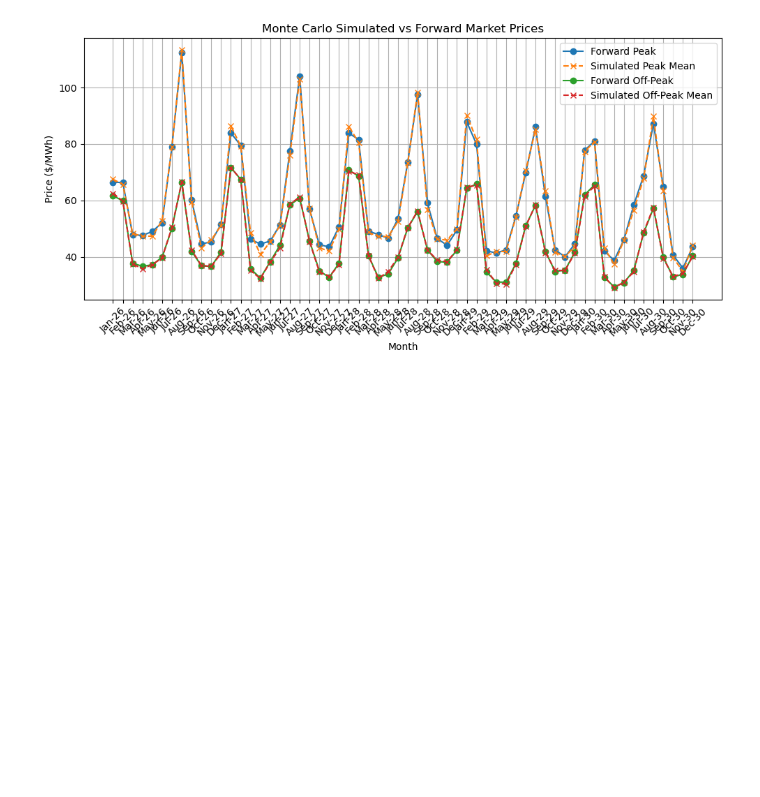
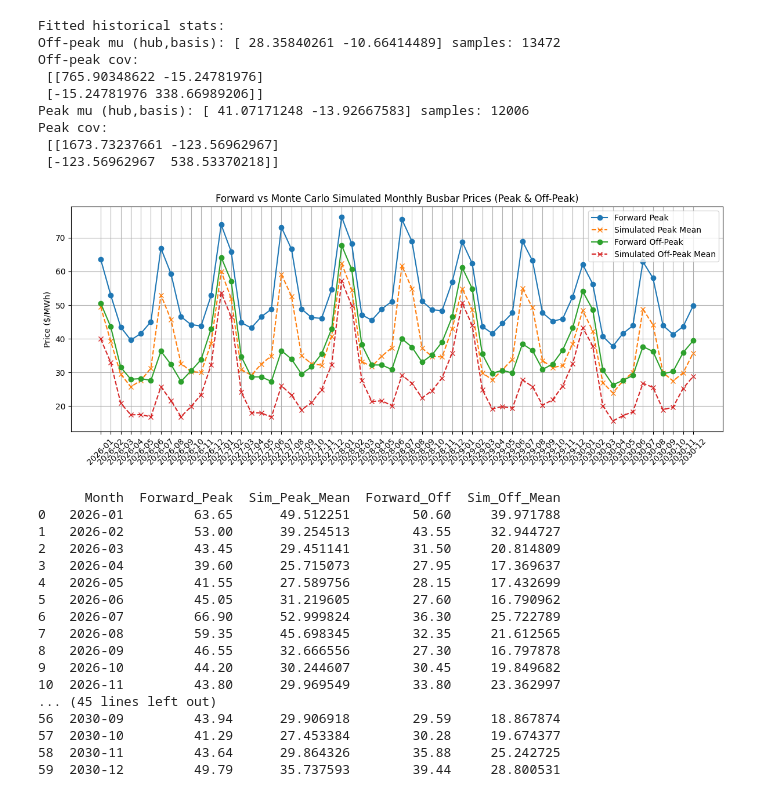
Before and after one commit to anupbhowmik/avangrid-runtime-error, a Jupyter notebook: notebooks/Monte Carlo.ipynb, the cells around one changed output. Cells and saved outputs as stored; diff of their text form; code cells hidden in the pictures; blank space fills up the shorter version.

```diff
--- a/notebooks/Monte Carlo.ipynb
+++ b/notebooks/Monte Carlo.ipynb
@@ -88,17 +267,36 @@ print(results.head())
-# %%
-plt.figure(figsize=(10,5))
-plt.plot(results["Month"], results["Fwd_Peak"], 'o-', label="Forward Peak")
-plt.plot(results["Month"], results["Sim_Peak_Mean"], 'x--', label="Simulated Peak Mean")
-plt.plot(results["Month"], results["Fwd_Off"], 'o-', label="Forward Off-Peak")
-plt.plot(results["Month"], results["Sim_Off_Mean"], 'x--', label="Simulated Off-Peak Mean")
-
-plt.title("Monte Carlo Simulated vs Forward Market Prices")
-plt.xlabel("Month")
-plt.ylabel("Price ($/MWh)")
-plt.xticks(rotation=45)
-plt.legend()
-plt.grid(True)
-plt.tight_layout()
-plt.show()
-# %% [output]
-[figure, removed]
+# %%
+data = pd.read_csv("../data/MISO-Historical-Data.csv", parse_dates=['Date'], dayfirst=False, infer_datetime_format=True)
+fwd = pd.read_csv("../data/MISO-Forward-Prices.csv")
+gen_pred = pd.read_csv("../data/MISO-Future-Predictions.csv", parse_dates=['Date'], dayfirst=False, infer_datetime_format=True)
+fwd['Month'] = pd.to_datetime(fwd['Month'], format='%b-%y').dt.to_period('M').astype(str)
+# gen_pred.head()
+fwd.head()
+montecarlo(data, fwd, gen_pred)
+# %% [output]
+Fitted historical stats:
+Off-peak mu (hub,basis): [ 28.35840261 -10.66414489] samples: 13472
+Off-peak cov:
+ [[765.90348622 -15.24781976]
+ [-15.24781976 338.66989206]]
+Peak mu (hub,basis): [ 41.07171248 -13.92667583] samples: 12006
+Peak cov:
+ [[1673.73237661 -123.56962967]
+ [-123.56962967  538.53370218]]
+[figure, added]
+      Month  Forward_Peak  Sim_Peak_Mean  Forward_Off  Sim_Off_Mean
+0   2026-01         63.65      49.512251        50.60     39.971788
+1   2026-02         53.00      39.254513        43.55     32.944727
+2   2026-03         43.45      29.451141        31.50     20.814809
+3   2026-04         39.60      25.715073        27.95     17.369637
+4   2026-05         41.55      27.589756        28.15     17.432699
+5   2026-06         45.05      31.219605        27.60     16.790962
+6   2026-07         66.90      52.999824        36.30     25.722789
+7   2026-08         59.35      45.698345        32.35     21.612565
+8   2026-09         46.55      32.666556        27.30     16.797878
+9   2026-10         44.20      30.244607        30.45     19.849682
+10  2026-11         43.80      29.969549        33.80     23.362997
+... (45 lines left out)
+56  2030-09         43.94      29.906918        29.59     18.867874
+57  2030-10         41.29      27.453384        30.28     19.674377
+58  2030-11         43.64      29.864326        35.88     25.242725
+59  2030-12         49.79      35.737593        39.44     28.800531
```
Also changed, not shown: parts of 16 cells of this notebook.
